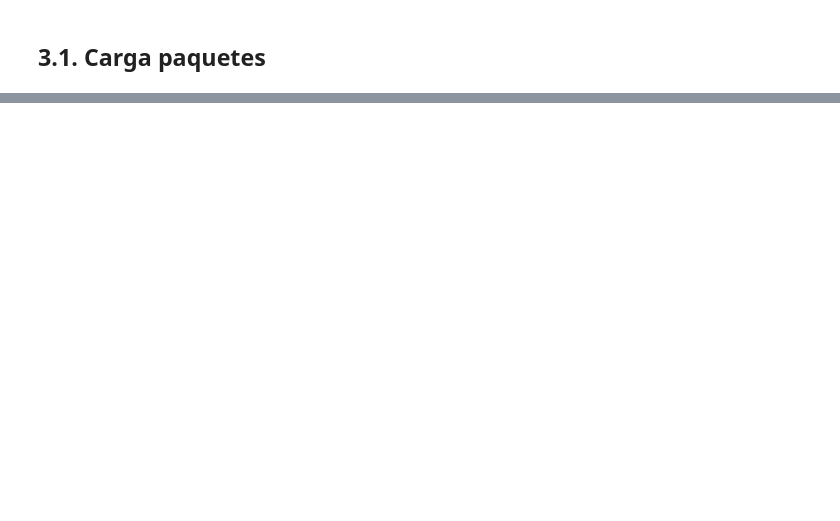
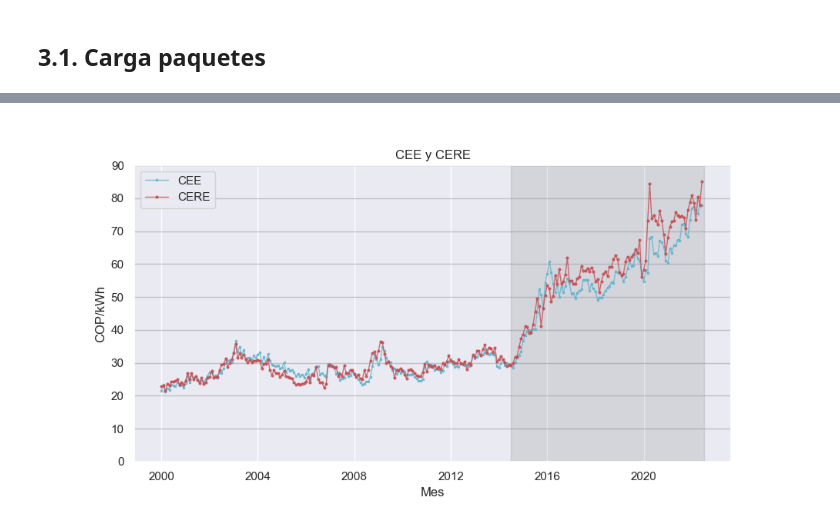
Before and after one commit to EricJDavila/Ppbe, a Jupyter notebook: N03_AnalisisPbm.ipynb, the cells around one changed output, grey strips where cells are left out. Cells and saved outputs as stored; diff of their text form; code cells hidden in the pictures; blank space fills up the shorter version.

```diff
--- a/N03_AnalisisPbm.ipynb
+++ b/N03_AnalisisPbm.ipynb
@@ -38,0 +129,34 @@ import seaborn as sns
+# %%
+#*******************************************************************************
+# 3.4.4. Salva y lee cee_cere.
+#*******************************************************************************
+#Lee cee_cer
+# cee_cere.to_parquet('parquet/cee_cere.parquet.gzip', compression='gzip', \
+#     engine='fastparquet')
+#Lee cee_cer
+cee_cere = pd.read_parquet('parquet/cee_cere.parquet.gzip', engine='fastparquet')
+# %%
+#*******************************************************************************
+# 3.4.5. Grafica de cee y cere.
+#*******************************************************************************
+fig = plt.figure(figsize=(10,5))
+ax1 = fig.add_subplot(1, 1, 1)  # Crea una figura conteniendo un solo eje.
+plt.subplots_adjust(left=None, bottom=None, right=None, top=None, wspace=None, hspace=None)
+ax1.set_title ('CEE y CERE')
+ax1.set_ylabel ('COP/kWh')
+ax1.set_xlabel ('Mes')
+ax1.plot(cee_cere.index, cee_cere.cee, 'cs-', label='CEE', linewidth=1, \
+    alpha=0.8, markersize=2)
+ax1.plot(cee_cere.index, cee_cere.cere, 'ro-', label='CERE', linewidth=1, \
+    alpha=0.8, markersize=2)
+# ax1.plot(meiT.index, meiT.meiP2010_07, 'y-', label='Escenario Medio', markersize=2)
+# ax1.plot(meiT.index, meiT.meiP1998_08, 'g-', label='Escenario Bajo', markersize=2)
+ax1.axvspan(pd.to_datetime('2014-07-01'), pd.to_datetime('2022-07-01'), \
+     color='#808080', alpha=0.2)
+plt.legend(loc='best')
+# plt.xlim(pd.to_datetime('2014-07-01'), pd.to_datetime('2022-07-01'))
+plt.ylim(0, 90)
+plt.grid(axis='y', color='k', alpha=0.2)
+plt.show()
+# %% [output]
+[figure, added]
```
Also changed, not shown: parts of 35 cells of this notebook, 23 other files.
